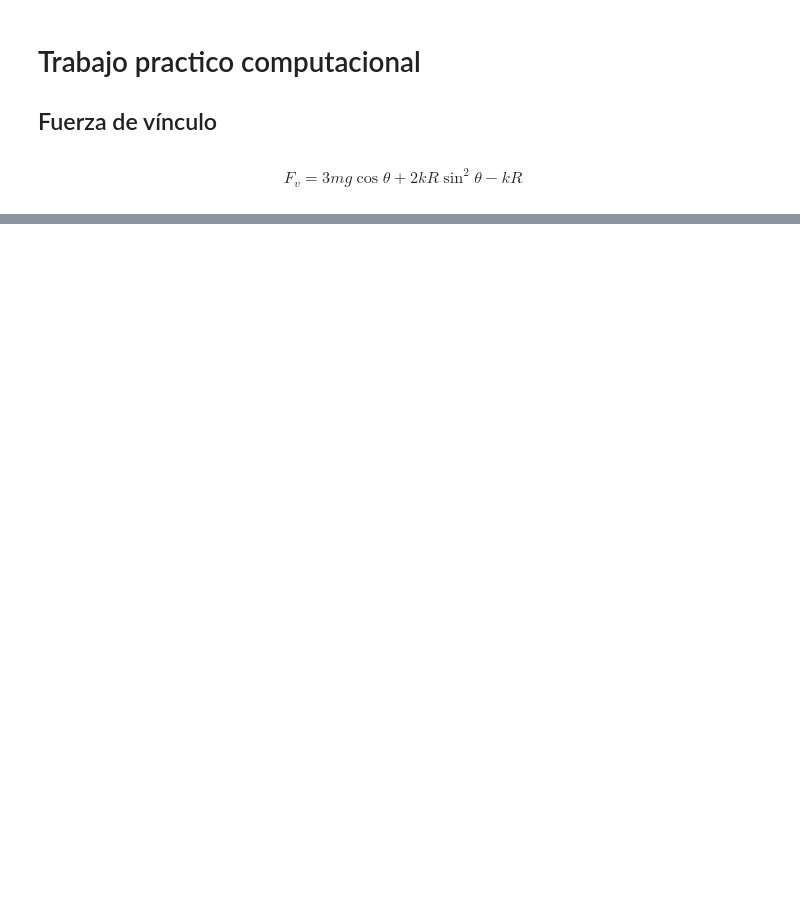
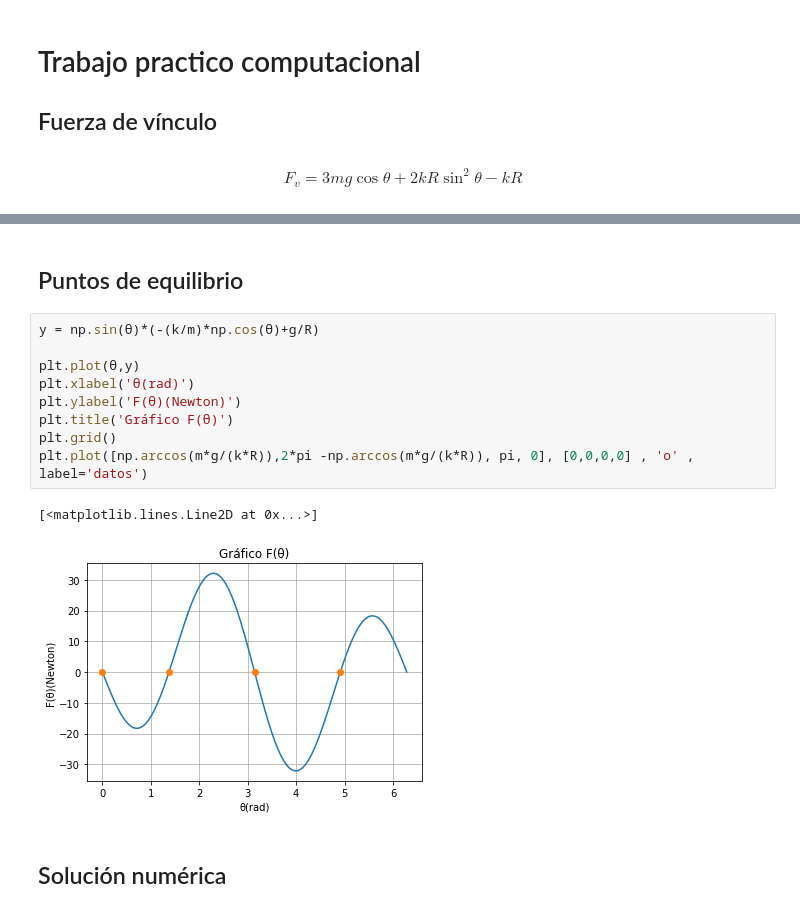
Before and after one commit to LautaroCJohnson/TP-Fisica-I, a Jupyter notebook: TP Computacional.ipynb, the cells around one changed output, grey strips where cells are left out. Drawn from its saved outputs; the diff is of its cells as text; blank space fills up the shorter version.

```diff
--- a/TP Computacional.ipynb
+++ b/TP Computacional.ipynb
@@ -31,0 +30,16 @@ plt.grid()
+# %% [markdown]
+## Puntos de equilibrio
+# %%
+y = np.sin(θ)*(-(k/m)*np.cos(θ)+g/R)
+
+plt.plot(θ,y)
+plt.xlabel('θ(rad)')
+plt.ylabel('F(θ)(Newton)')
+plt.title('Gráfico F(θ)')
+plt.grid()
+plt.plot([np.arccos(m*g/(k*R)),2*pi -np.arccos(m*g/(k*R)), pi, 0], [0,0,0,0] , 'o' , label='datos')
+# %% [output]
+[<matplotlib.lines.Line2D at 0x...>]
+[figure, added]
+# %% [markdown]
+## Solución numérica
```
Also changed, not shown: parts of 5 cells of this notebook, 1 other file.
